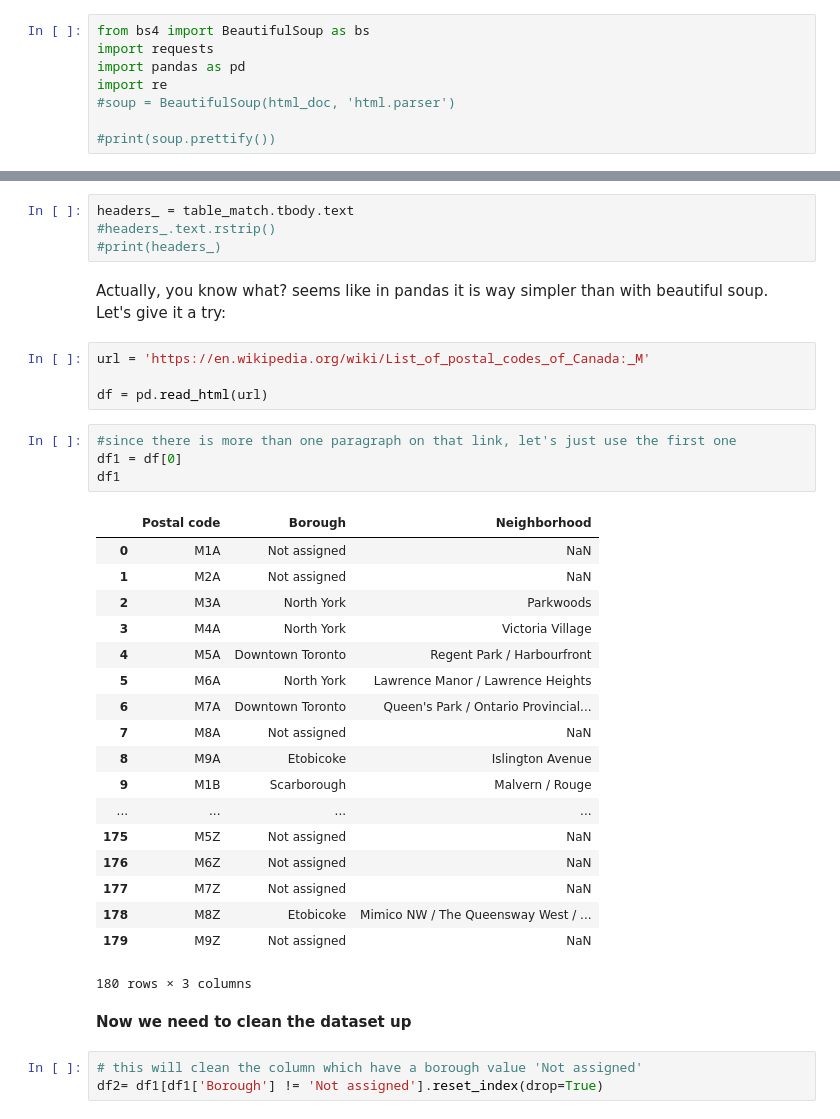
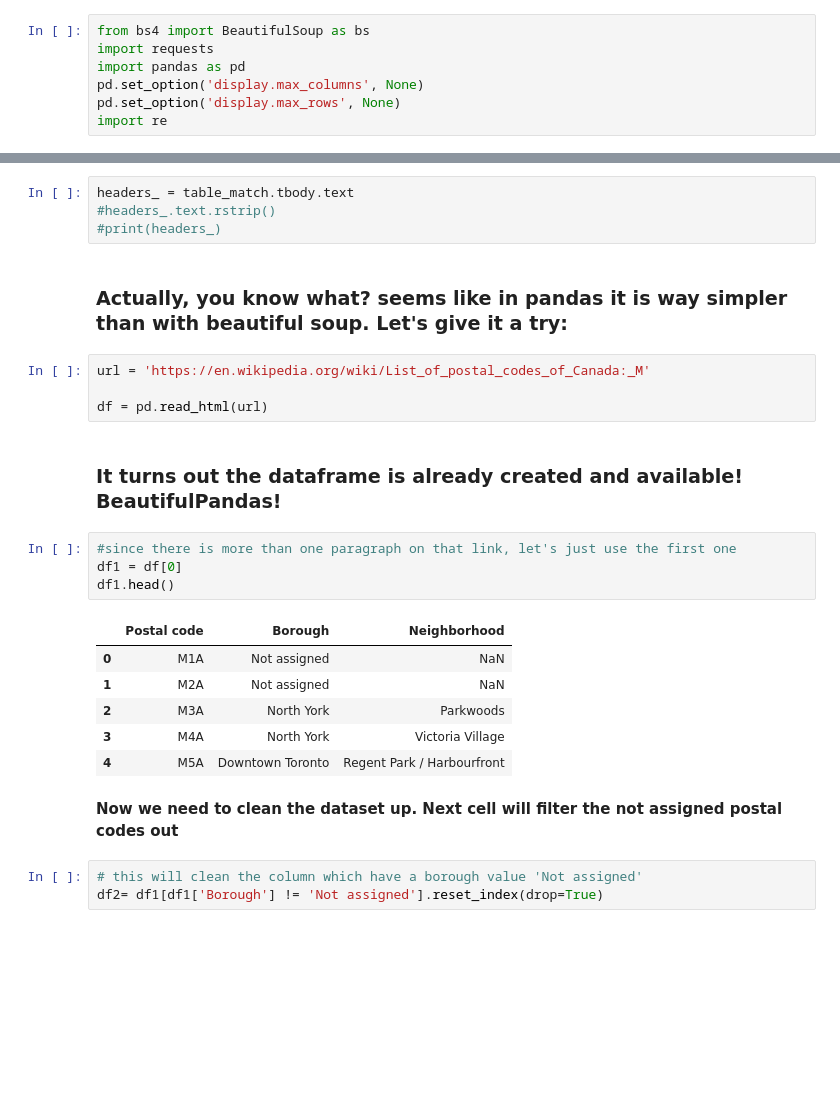
Before and after one commit to EmanueleLanzani/Coursera_Capstone, a Jupyter notebook: Toronto's Neighborhoods.ipynb, the cells around one changed output, grey strips where cells are left out. Saved outputs shown, nothing was run; the diff lists cells and outputs as text; blank space fills up the shorter version.

```diff
--- a/Toronto's Neighborhoods.ipynb
+++ b/Toronto's Neighborhoods.ipynb
@@ -8,9 +9,8 @@ I will follow the tutorial available here, and the beautiful soup library.
 from bs4 import BeautifulSoup as bs
 import requests
 import pandas as pd
+pd.set_option('display.max_columns', None)
+pd.set_option('display.max_rows', None)
 import re
-#soup = BeautifulSoup(html_doc, 'html.parser')
-
-#print(soup.prettify())
 # %% [markdown]
 * Now we will open the wikipedia link with the beautifulsoup
@@ -30,36 +31,26 @@ headers_ = table_match.tbody.text
 #headers_.text.rstrip()
 #print(headers_)
 # %% [markdown]
-Actually, you know what? seems like in pandas it is way simpler than with beautiful soup. Let's give it a try:
+### Actually, you know what? seems like in pandas it is way simpler than with beautiful soup. Let's give it a try:
 # %%
 url = 'https://en.wikipedia.org/wiki/List_of_postal_codes_of_Canada:_M'
 
 df = pd.read_html(url)
+# %% [markdown]
+### It turns out the dataframe is already created and available! BeautifulPandas!
 # %%
 #since there is more than one paragraph on that link, let's just use the first one
 df1 = df[0]
-df1
+df1.head()
 # %% [output]
 |  | Postal code | Borough | Neighborhood |
 | 0 | M1A | Not assigned | NaN |
 | 1 | M2A | Not assigned | NaN |
 | 2 | M3A | North York | Parkwoods |
 | 3 | M4A | North York | Victoria Village |
 | 4 | M5A | Downtown Toronto | Regent Park / Harbourfront |
-| 5 | M6A | North York | Lawrence Manor / Lawrence Heights |
-| 6 | M7A | Downtown Toronto | Queen's Park / Ontario Provincial... |
-| 7 | M8A | Not assigned | NaN |
-| 8 | M9A | Etobicoke | Islington Avenue |
-| 9 | M1B | Scarborough | Malvern / Rouge |
-| ... | ... | ... | ... |
-| 175 | M5Z | Not assigned | NaN |
-| 176 | M6Z | Not assigned | NaN |
-| 177 | M7Z | Not assigned | NaN |
-| 178 | M8Z | Etobicoke | Mimico NW / The Queensway West / ... |
-| 179 | M9Z | Not assigned | NaN |
-180 rows × 3 columns
 # %% [markdown]
-**Now we need to clean the dataset up**
+**Now we need to clean the dataset up. Next cell will filter the not assigned postal codes out**
 # %%
 # this will clean the column which have a borough value 'Not assigned'
 df2= df1[df1['Borough'] != 'Not assigned'].reset_index(drop=True)
```
Also changed, not shown: parts of 34 cells of this notebook.
